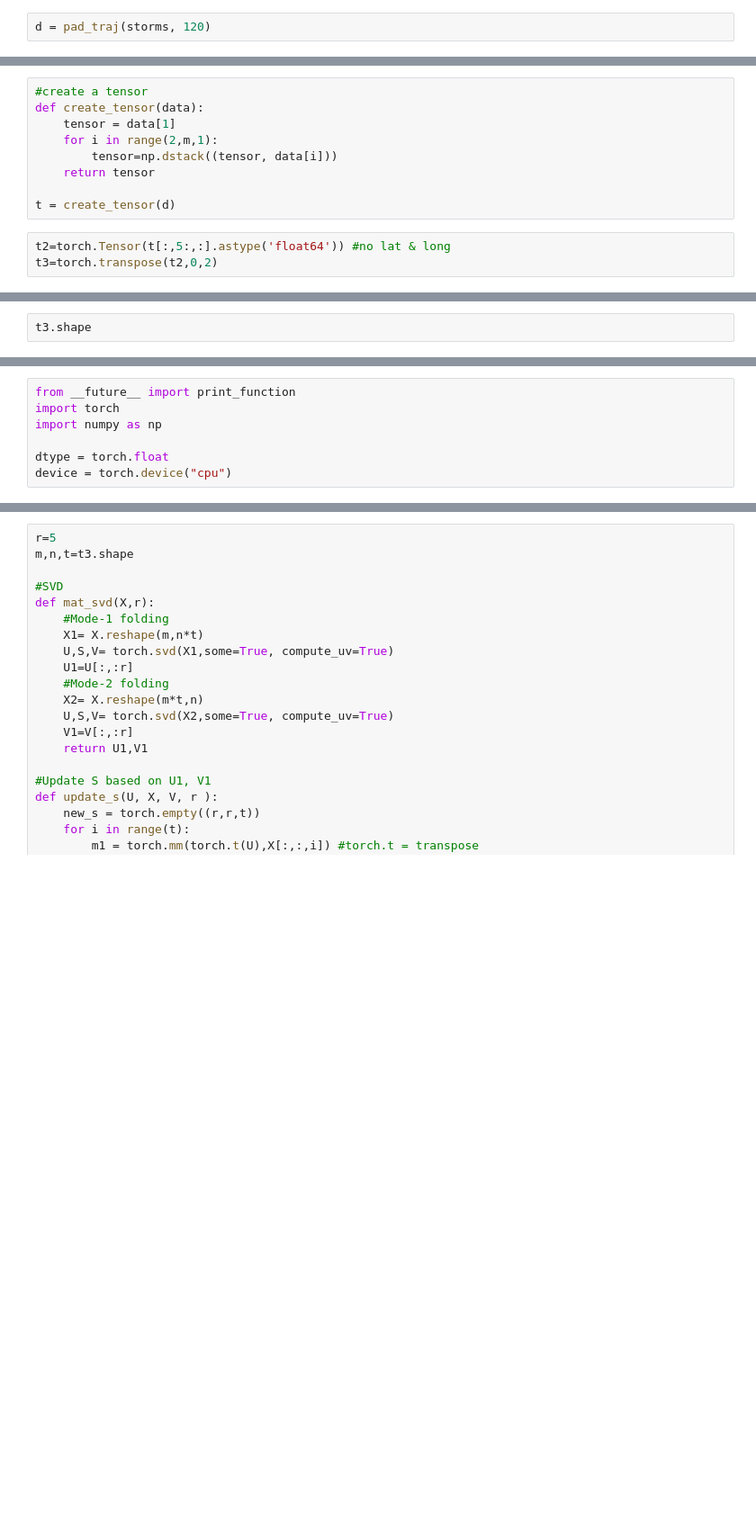
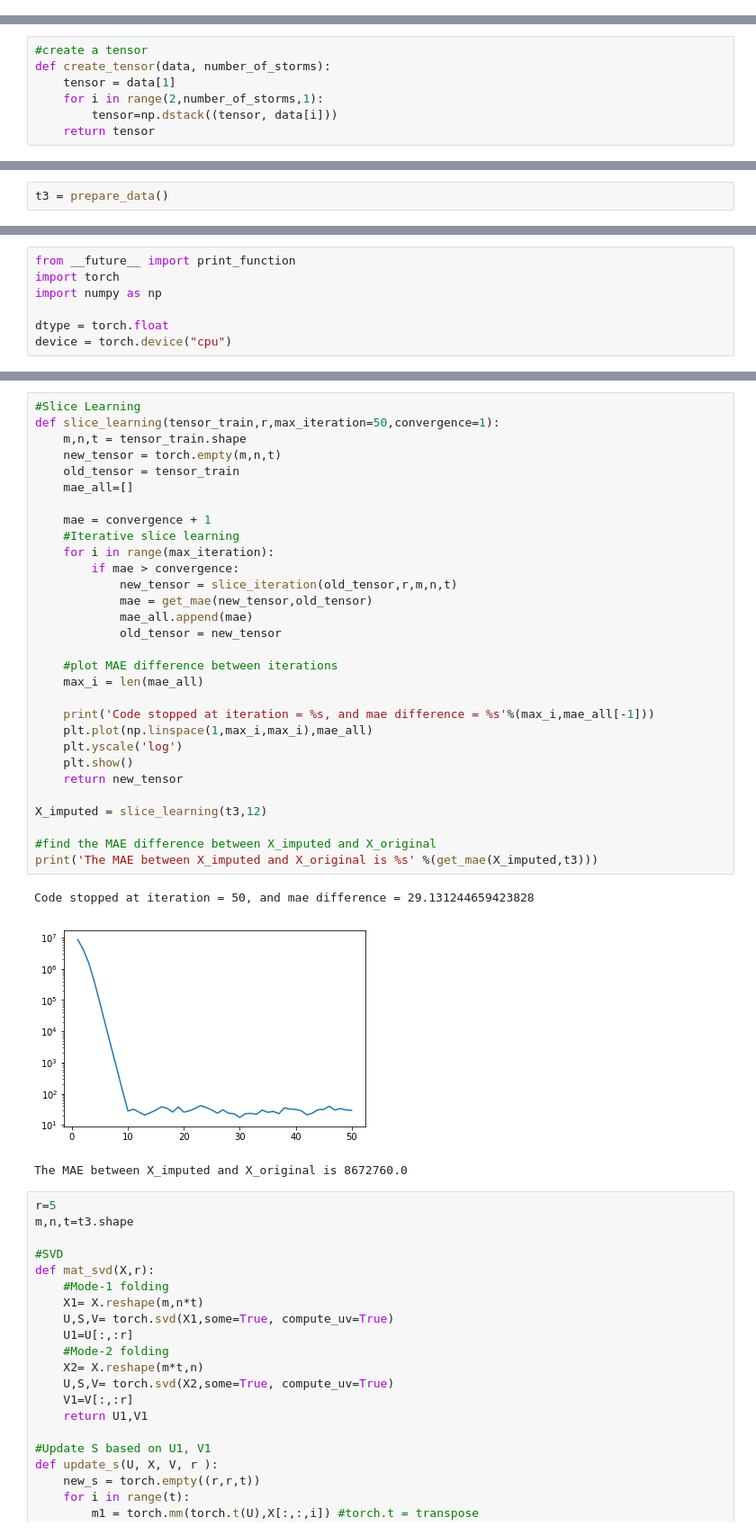
Before and after one commit to leobix/hurricast, a Jupyter notebook: processing_csv.ipynb, the cells around one changed output, grey strips where cells are left out. Shown at 90% size. Drawn from its saved outputs; the diff is of its cells as text; blank space fills up the shorter version.

Commit message:
created a prepare_data function + incorporated new SVD code

```diff
--- a/processing_csv.ipynb
+++ b/processing_csv.ipynb
@@ -115,8 +115,6 @@ def pad_traj(dict0, max_steps, nan = False):
         else:
             dict1[t] = dict0[t][:max_steps]
     return dict1
-# %%
-d = pad_traj(storms, 120)
 # %%
 #function to calculate tensor shape
     #input: dictionary of storm data
@@ -146,13 +144,8 @@ m, n, t_max, t_min, t_hist = tensor_shape(d)
 There are 111 storms with 24 features, and maximum number of steps is 120 and minimum is 120.
 # %%
 #create a tensor
-def create_tensor(data):
+def create_tensor(data, number_of_storms):
     tensor = data[1]
-    for i in range(2,m,1):
+    for i in range(2,number_of_storms,1):
         tensor=np.dstack((tensor, data[i]))
     return tensor
-
-t = create_tensor(d)
-# %%
-t2=torch.Tensor(t[:,5:,:].astype('float64')) #no lat & long
-t3=torch.transpose(t2,0,2)
@@ -159,3 +176,3 @@ t3=torch.transpose(t2,0,2)
 # %%
-t3.shape
+t3 = prepare_data()
 # %% [output]
@@ -170,3 +248,37 @@ device = torch.device("cpu")
+# %%
+#Slice Learning
+def slice_learning(tensor_train,r,max_iteration=50,convergence=1):
+    m,n,t = tensor_train.shape
+    new_tensor = torch.empty(m,n,t)
+    old_tensor = tensor_train
+    mae_all=[]
+
+    mae = convergence + 1
+    #Iterative slice learning
+    for i in range(max_iteration):
+        if mae > convergence:
+            new_tensor = slice_iteration(old_tensor,r,m,n,t)
+            mae = get_mae(new_tensor,old_tensor)
+            mae_all.append(mae)
+            old_tensor = new_tensor
+
+    #plot MAE difference between iterations
+    max_i = len(mae_all)
+
+    print('Code stopped at iteration = %s, and mae difference = %s'%(max_i,mae_all[-1]))
+    plt.plot(np.linspace(1,max_i,max_i),mae_all)
+    plt.yscale('log')
+    plt.show()
+    return new_tensor
+
+X_imputed = slice_learning(t3,12)
+
+#find the MAE difference between X_imputed and X_original
+print('The MAE between X_imputed and X_original is %s' %(get_mae(X_imputed,t3)))
+# %% [output]
+Code stopped at iteration = 50, and mae difference = 29.131244659423828
+[figure, added]
+The MAE between X_imputed and X_original is 8672760.0
 # %%
 r=5
 m,n,t=t3.shape
```
Also changed, not shown: parts of 7 cells of this notebook.
